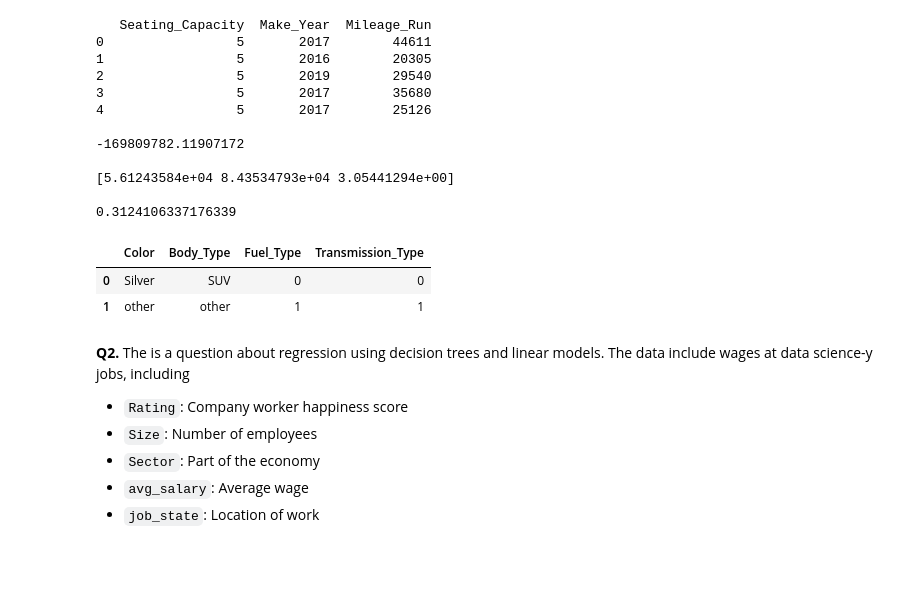
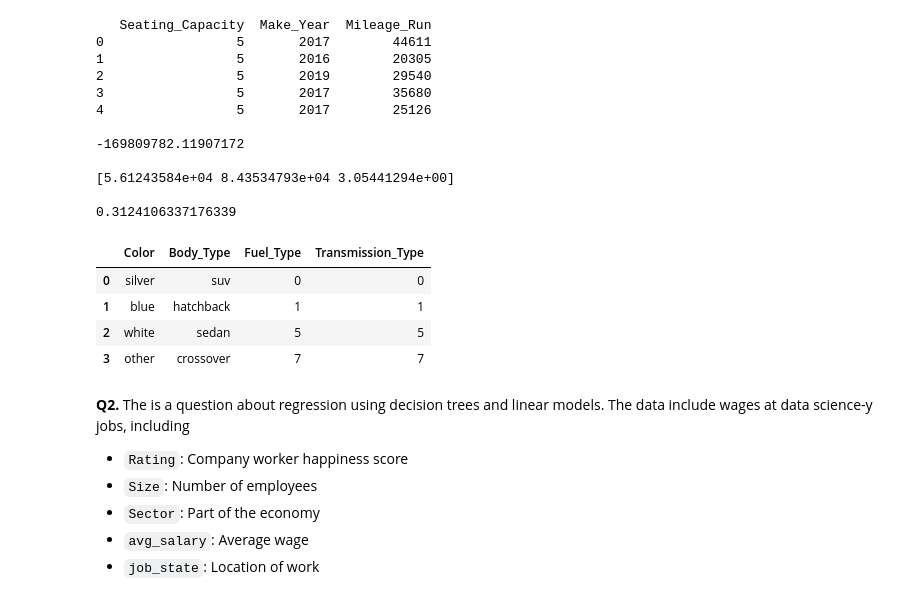
Before and after one commit to ToriStoner/assignment4, a Jupyter notebook: assignment4.ipynb, the cells around one changed output. Saved outputs shown, nothing was run; the diff lists cells and outputs as text; code cells hidden in the pictures; blank space fills up the shorter version.

```diff
--- a/assignment4.ipynb
+++ b/assignment4.ipynb
@@ -159,15 +159,17 @@ pn(reg.score(X, y))
 0.3124106337176339
 # %%
 #Q4
-df = pd.DataFrame({'Color':['Silver','other',],
-                   'Body_Type':["SUV", 'other'],
-                   'Fuel_Type':np.array([0,1]),
-                   'Transmission_Type':np.array([0,1])})
+df = pd.DataFrame({'Color':['silver','blue','white','other'],
+                   'Body_Type':['suv', 'hatchback','sedan','crossover'],
+                   'Fuel_Type':np.array([0,1, 5, 7]),
+                   'Transmission_Type':np.array([0,1, 5, 7])})
 X = df
 X.head()
 
 #was getting error for this one saying that the arrays had to be the same length
 # %% [output]
 |  | Color | Body_Type | Fuel_Type | Transmission_Type |
-| 0 | Silver | SUV | 0 | 0 |
-| 1 | other | other | 1 | 1 |
+| 0 | silver | suv | 0 | 0 |
+| 1 | blue | hatchback | 1 | 1 |
+| 2 | white | sedan | 5 | 5 |
+| 3 | other | crossover | 7 | 7 |
```
Also changed, not shown: parts of 1 cell of this notebook.
